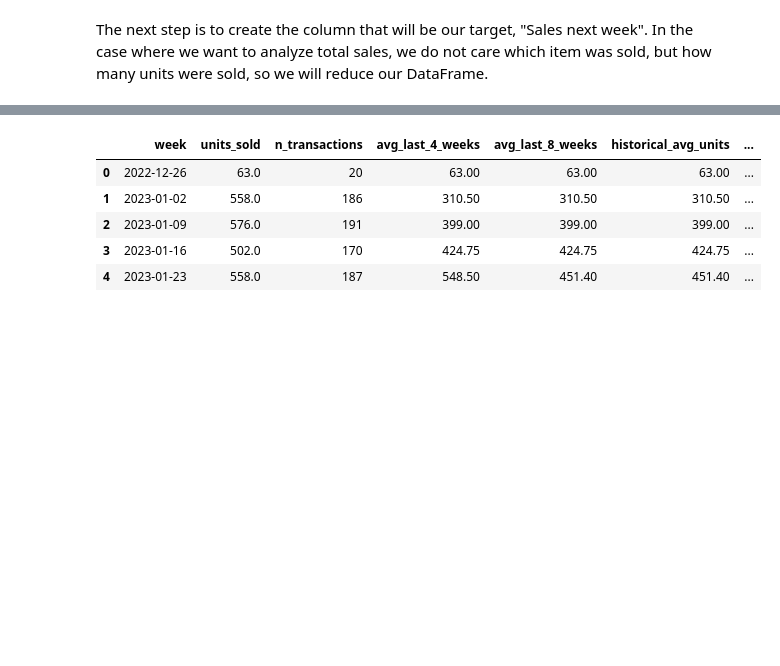
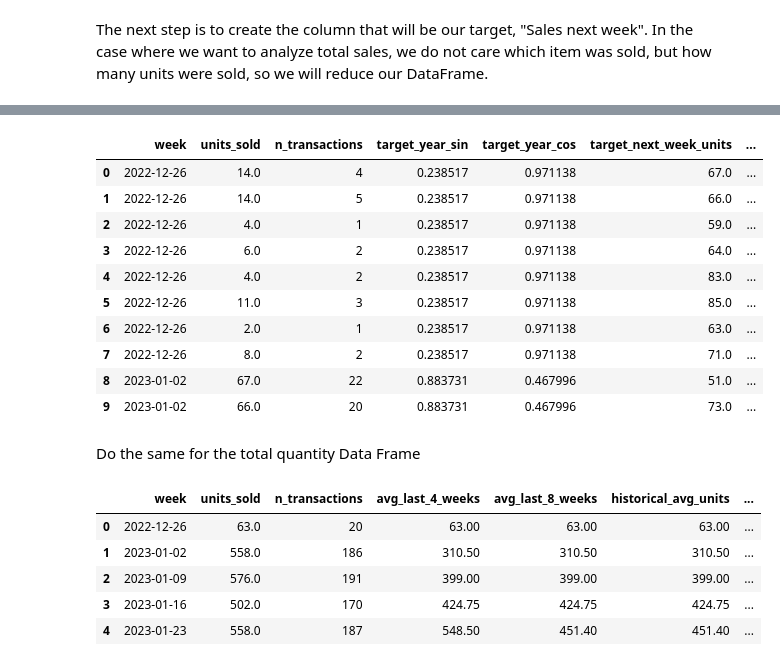
Before and after one commit to MauricioLlugdar/CoffeeShop-Sales, a Jupyter notebook: 01_CoffeeShopSales_Analysis_Exploration_Cleaning.ipynb, the cells around one changed output, grey strips where cells are left out. Drawn from its saved outputs; the diff is of its cells as text; code cells hidden in the pictures; blank space fills up the shorter version.

```diff
--- a/01_CoffeeShopSales_Analysis_Exploration_Cleaning.ipynb
+++ b/01_CoffeeShopSales_Analysis_Exploration_Cleaning.ipynb
@@ -681,0 +687,17 @@ The next step is to create the column that will be our target, "Sales next week"
+# %%
+# For representing the seasonality
+target_week = df_weekly_item_quantity["week"] + pd.Timedelta(weeks=1)
+
+target_day_of_year = target_week.dt.dayofyear
+
+WEEKS_PER_YEAR = 52.1775
+
+df_weekly_item_quantity["target_year_sin"] = np.sin(
+    2 * np.pi * target_day_of_year / WEEKS_PER_YEAR
+)
+
+df_weekly_item_quantity["target_year_cos"] = np.cos(
+    2 * np.pi * target_day_of_year / WEEKS_PER_YEAR
+)
+
+df_weekly_item_quantity.head()
@@ -681,0 +797,3 @@ The next step is to create the column that will be our target, "Sales next week"
+# %%
+df_weekly_item_quantity = df_weekly_item_quantity.dropna(subset=["target_next_week_units"])
+df_weekly_item_quantity.isna().mean().sort_values(ascending=False)
@@ -682 +816,23 @@ The next step is to create the column that will be our target, "Sales next week"
+# %%
+df_weekly_item_quantity_encoded = pd.get_dummies(
+    df_weekly_item_quantity,
+    columns=["Item"],
+    drop_first=True
+)
+
+df_weekly_item_quantity_encoded.head(10)
+# %% [output]
+|  | week | units_sold | n_transactions | target_year_sin | target_year_cos | target_next_week_units | ... |
+| 0 | 2022-12-26 | 14.0 | 4 | 0.238517 | 0.971138 | 67.0 | ... |
+| 1 | 2022-12-26 | 14.0 | 5 | 0.238517 | 0.971138 | 66.0 | ... |
+| 2 | 2022-12-26 | 4.0 | 1 | 0.238517 | 0.971138 | 59.0 | ... |
+| 3 | 2022-12-26 | 6.0 | 2 | 0.238517 | 0.971138 | 64.0 | ... |
+| 4 | 2022-12-26 | 4.0 | 2 | 0.238517 | 0.971138 | 83.0 | ... |
+| 5 | 2022-12-26 | 11.0 | 3 | 0.238517 | 0.971138 | 85.0 | ... |
+| 6 | 2022-12-26 | 2.0 | 1 | 0.238517 | 0.971138 | 63.0 | ... |
+| 7 | 2022-12-26 | 8.0 | 2 | 0.238517 | 0.971138 | 71.0 | ... |
+| 8 | 2023-01-02 | 67.0 | 22 | 0.883731 | 0.467996 | 51.0 | ... |
+| 9 | 2023-01-02 | 66.0 | 20 | 0.883731 | 0.467996 | 73.0 | ... |
+# %% [markdown]
+Do the same for the total quantity Data Frame
 # %%
```
Also changed, not shown: parts of 21 cells of this notebook.
